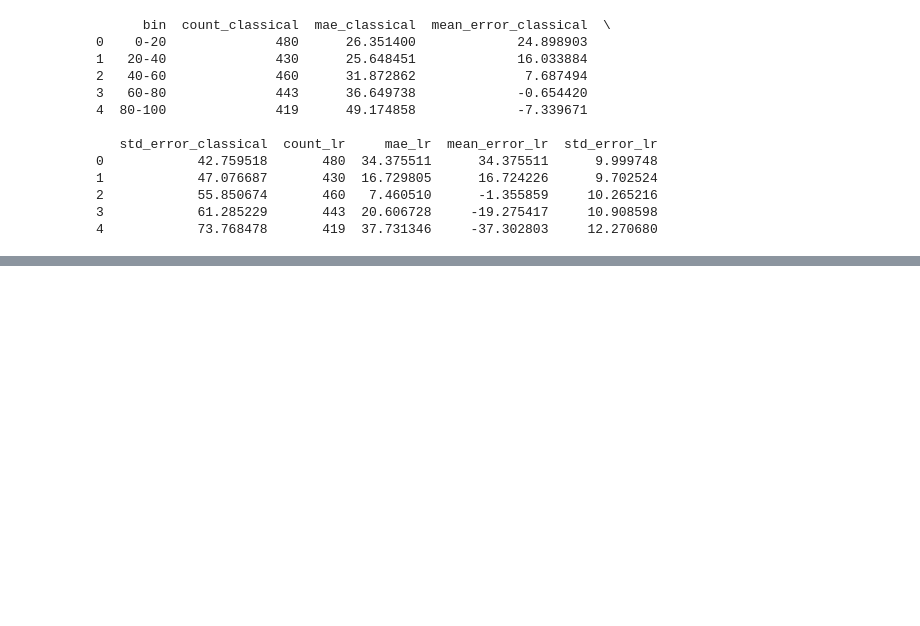
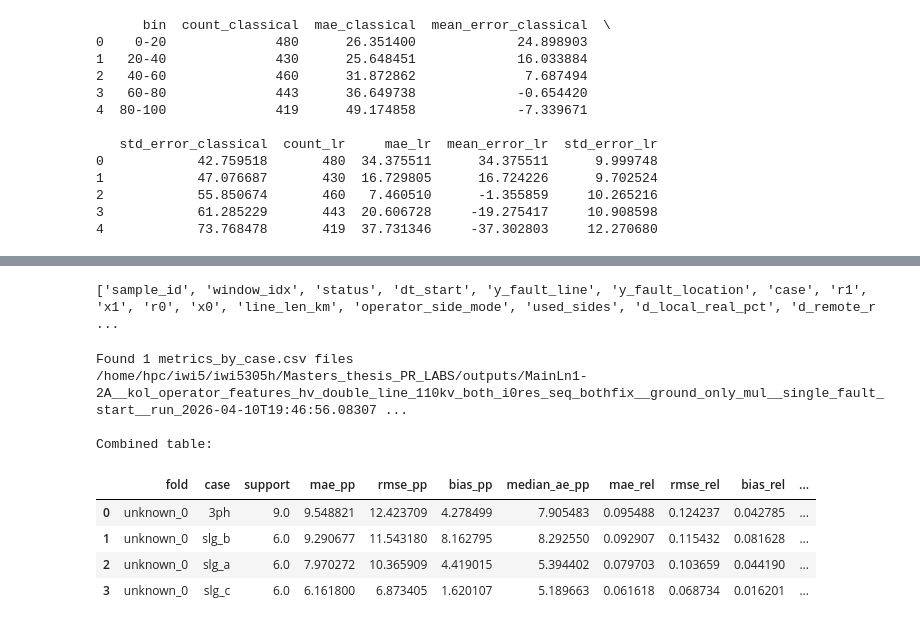
Before and after one commit to sagar-crypto/Masters_thesis_PR_LABS, a Jupyter notebook: EDA.ipynb, the cells around one changed output, grey strips where cells are left out. Saved outputs shown, nothing was run; the diff lists cells and outputs as text; code cells hidden in the pictures; blank space fills up the shorter version.

```diff
--- a/EDA.ipynb
+++ b/EDA.ipynb
@@ -1259,0 +1445,66 @@ print(comparison)
+# %%
+path = "/home/vault/iwi5/iwi5305h/kol_operator_features_hv_double_line_110kv_both_i0res_seq_bothfix.csv"
+df = pd.read_csv(path, nrows=1)
+print(df.columns.tolist())
+# %% [output]
+['sample_id', 'window_idx', 'status', 'dt_start', 'y_fault_line', 'y_fault_location', 'case', 'r1', 'x1', 'r0', 'x0', 'line_len_km', 'operator_side_mode', 'used_sides', 'd_local_real_pct', 'd_remote_r ...
+# %%
+from pathlib import Path
+import pandas as pd
+
+# --- set this to your run directory ---
+run_dir = Path(
+    "/home/hpc/iwi5/iwi5305h/Masters_thesis_PR_LABS/outputs/MainLn1-2A__kol_operator_features_hv_double_line_110kv_both_i0res_seq_bothfix__ground_only_mul__single_fault_start__run_2026-04-10T19:46:56.083074Z"
+)
+
+# Find all metrics_by_case.csv files under the run folder
+csv_files = sorted(run_dir.rglob("metrics_by_case.csv"))
+
+print(f"Found {len(csv_files)} metrics_by_case.csv files")
+for f in csv_files:
+    print(f)
+
+rows = []
+for f in csv_files:
+    df = pd.read_csv(f).copy()
+
+    # try to infer fold from parent path or filename
+    fold = None
+    parts = f.parts
+    for p in parts:
+        if p.startswith("fold"):
+            fold = p
+            break
+
+    if fold is None:
+        # fallback: use incremental index later if needed
+        fold = f"unknown_{len(rows)}"
+
+    df["fold"] = fold
+    df["source_file"] = str(f)
+    rows.append(df)
+
+all_cases = pd.concat(rows, ignore_index=True)
+
+# reorder columns a bit
+preferred_cols = [
+    "fold", "case", "support",
+    "mae_pp", "rmse_pp", "bias_pp", "median_ae_pp",
+    "mae_rel", "rmse_rel", "bias_rel", "median_ae_rel",
+]
+existing_cols = [c for c in preferred_cols if c in all_cases.columns]
+other_cols = [c for c in all_cases.columns if c not in existing_cols]
+all_cases = all_cases[existing_cols + other_cols]
+
+print("\nCombined table:")
+display(all_cases.sort_values(["fold", "mae_pp"], ascending=[True, False]).reset_index(drop=True))
+# %% [output]
+Found 1 metrics_by_case.csv files
+/home/hpc/iwi5/iwi5305h/Masters_thesis_PR_LABS/outputs/MainLn1-2A__kol_operator_features_hv_double_line_110kv_both_i0res_seq_bothfix__ground_only_mul__single_fault_start__run_2026-04-10T19:46:56.08307 ...
+
+Combined table:
+|  | fold | case | support | mae_pp | rmse_pp | bias_pp | median_ae_pp | mae_rel | rmse_rel | bias_rel | ... |
+| 0 | unknown_0 | 3ph | 9.0 | 9.548821 | 12.423709 | 4.278499 | 7.905483 | 0.095488 | 0.124237 | 0.042785 | ... |
+| 1 | unknown_0 | slg_b | 6.0 | 9.290677 | 11.543180 | 8.162795 | 8.292550 | 0.092907 | 0.115432 | 0.081628 | ... |
+| 2 | unknown_0 | slg_a | 6.0 | 7.970272 | 10.365909 | 4.419015 | 5.394402 | 0.079703 | 0.103659 | 0.044190 | ... |
+| 3 | unknown_0 | slg_c | 6.0 | 6.161800 | 6.873405 | 1.620107 | 5.189663 | 0.061618 | 0.068734 | 0.016201 | ... |
```
Also changed, not shown: parts of 15 cells of this notebook, 23 other files.
